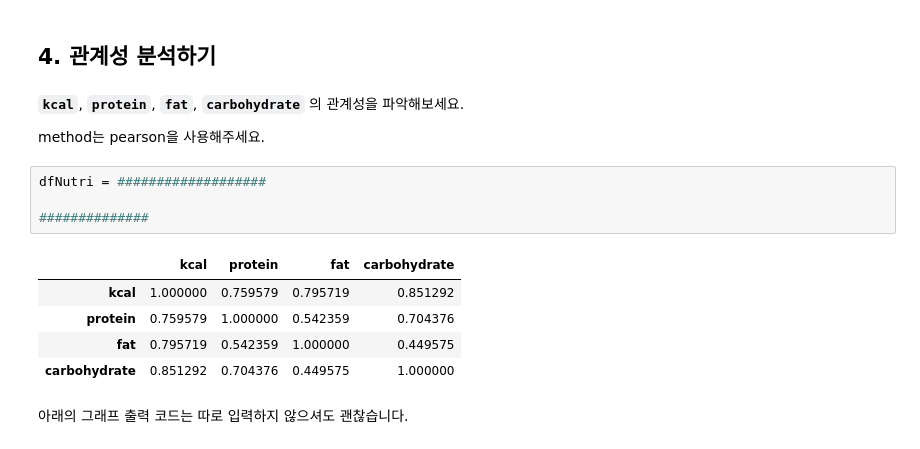
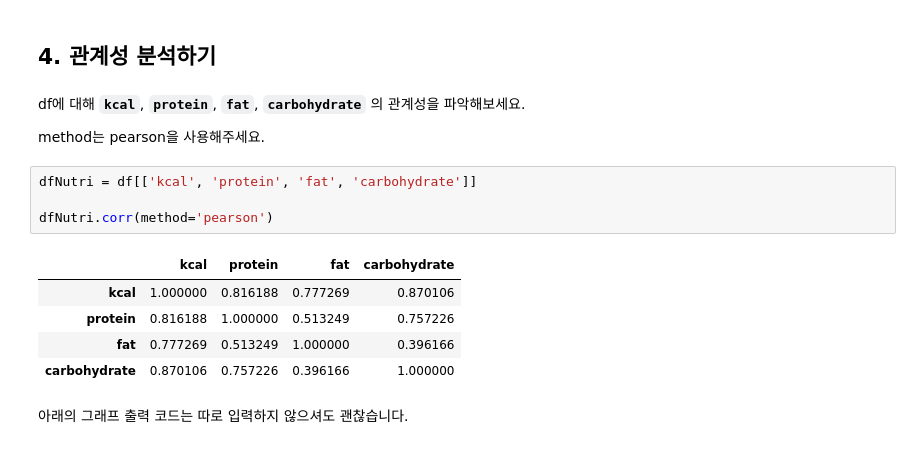
Before and after one commit to GunHeeJoe/DAP_2022, a Jupyter notebook: lecture3.ipynb, the cells around one changed output. Cells and saved outputs as stored; diff of their text form.

```diff
--- a/lecture3.ipynb
+++ b/lecture3.ipynb
@@ -447,19 +444,19 @@ df2
 # %% [markdown]
 ## 4. 관계성 분석하기
 # %% [markdown]
-**`kcal`**, **`protein`**, **`fat`**, **`carbohydrate`** 의 관계성을 파악해보세요.
+df에 대해 **`kcal`**, **`protein`**, **`fat`**, **`carbohydrate`** 의 관계성을 파악해보세요.
 
 method는 pearson을 사용해주세요.
-# %%
-dfNutri = ###################
-
-##############
-# %% [output]
-|  | kcal | protein | fat | carbohydrate |
-| kcal | 1.000000 | 0.759579 | 0.795719 | 0.851292 |
-| protein | 0.759579 | 1.000000 | 0.542359 | 0.704376 |
-| fat | 0.795719 | 0.542359 | 1.000000 | 0.449575 |
-| carbohydrate | 0.851292 | 0.704376 | 0.449575 | 1.000000 |
+# %%
+dfNutri = df[['kcal', 'protein', 'fat', 'carbohydrate']]
+
+dfNutri.corr(method='pearson')
+# %% [output]
+|  | kcal | protein | fat | carbohydrate |
+| kcal | 1.000000 | 0.816188 | 0.777269 | 0.870106 |
+| protein | 0.816188 | 1.000000 | 0.513249 | 0.757226 |
+| fat | 0.777269 | 0.513249 | 1.000000 | 0.396166 |
+| carbohydrate | 0.870106 | 0.757226 | 0.396166 | 1.000000 |
 # %% [markdown]
 아래의 그래프 출력 코드는 따로 입력하지 않으셔도 괜찮습니다.
 # %%
```
Also changed, not shown: parts of 35 cells of this notebook.
